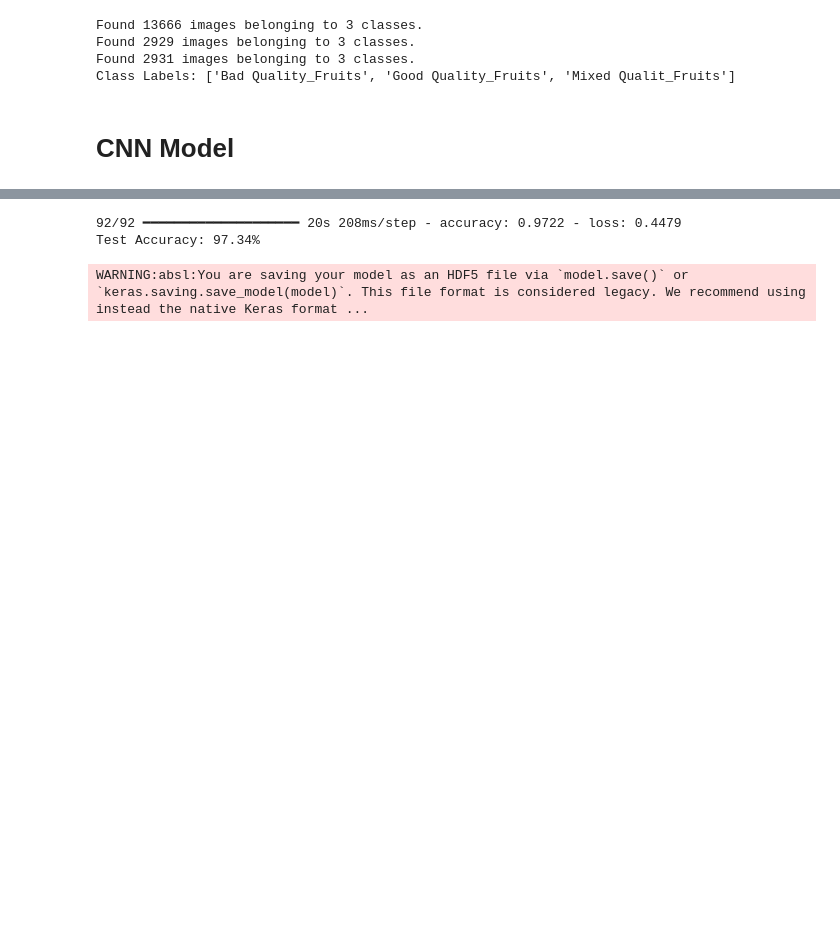
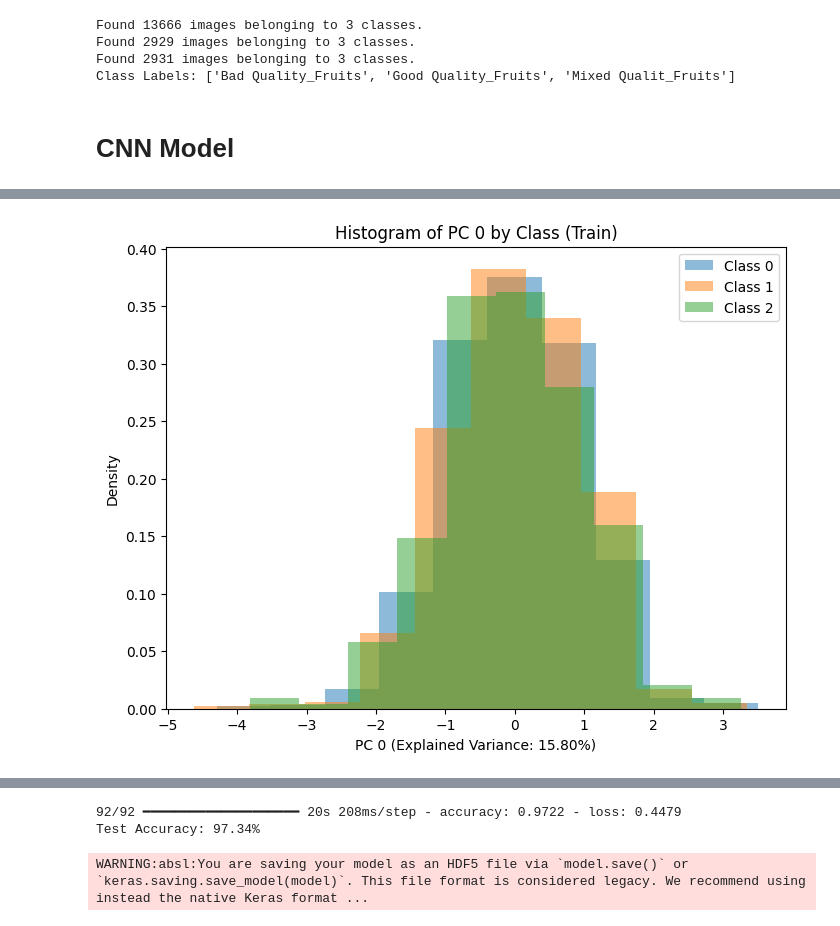
Before and after one commit to Domaakshithareddy/Fruit-Quality-Identification, a Jupyter notebook: Fruit_Quality_Identification.ipynb, the cells around one changed output, grey strips where cells are left out. Saved outputs shown, nothing was run; the diff lists cells and outputs as text; code cells hidden in the pictures; blank space fills up the shorter version.

```diff
--- a/Fruit_Quality_Identification.ipynb
+++ b/Fruit_Quality_Identification.ipynb
@@ -312,0 +335,17 @@ Epoch 42/50
+# %%
+from sklearn.decomposition import PCA
+import matplotlib.pyplot as plt
+import numpy as np
+
+pca = PCA(n_components=2)
+train_features_2d = pca.fit_transform(train_features)
+plt.figure(figsize=(8, 6))
+for cls in np.unique(train_labels):
+    plt.hist(train_features_2d[train_labels == cls, 0], alpha=0.5, label=f'Class {cls}', density=True)
+plt.xlabel(f'PC 0 (Explained Variance: {pca.explained_variance_ratio_[0]:.2%})')
+plt.ylabel('Density')
+plt.title('Histogram of PC 0 by Class (Train)')
+plt.legend()
+plt.show()
+# %% [output]
+[figure, added]
```
Also changed, not shown: parts of 9 cells of this notebook.
